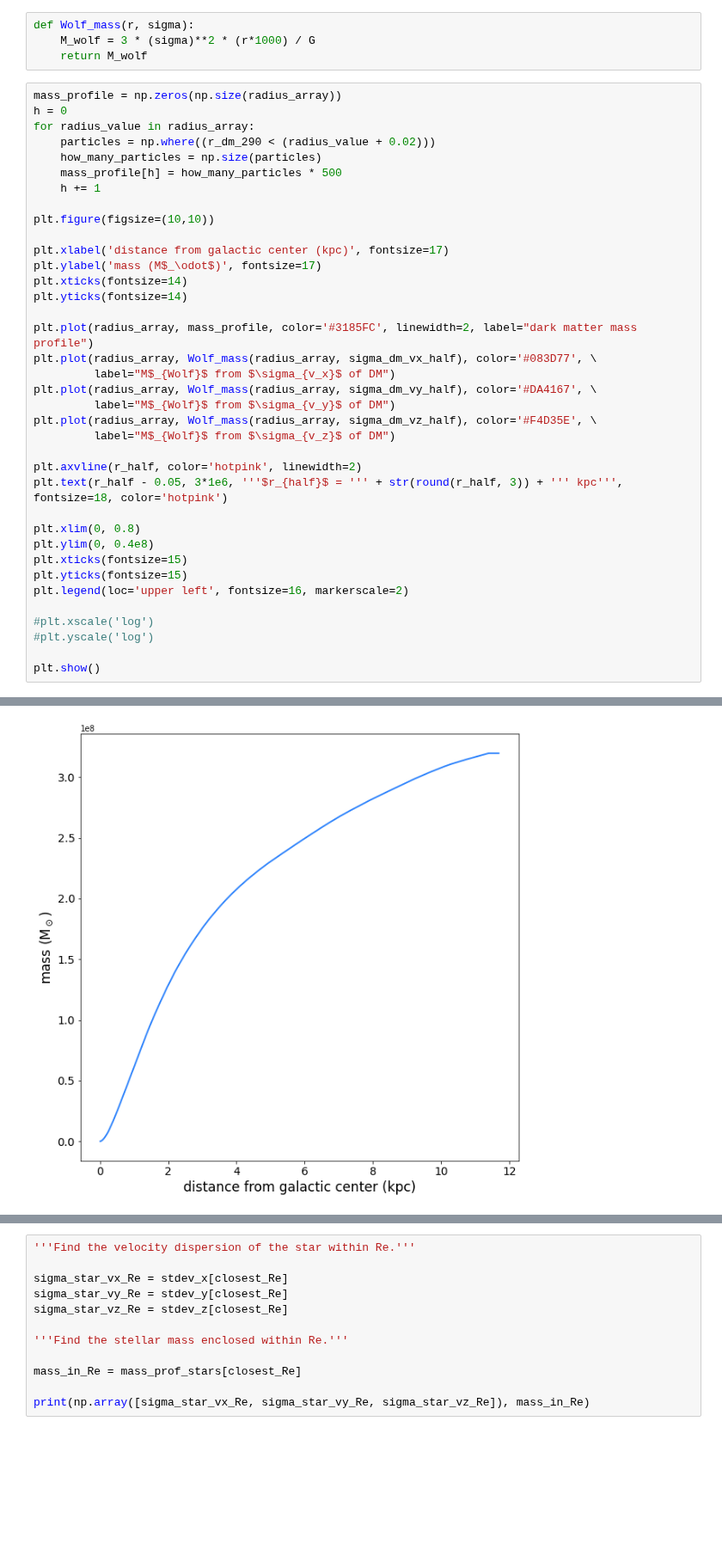
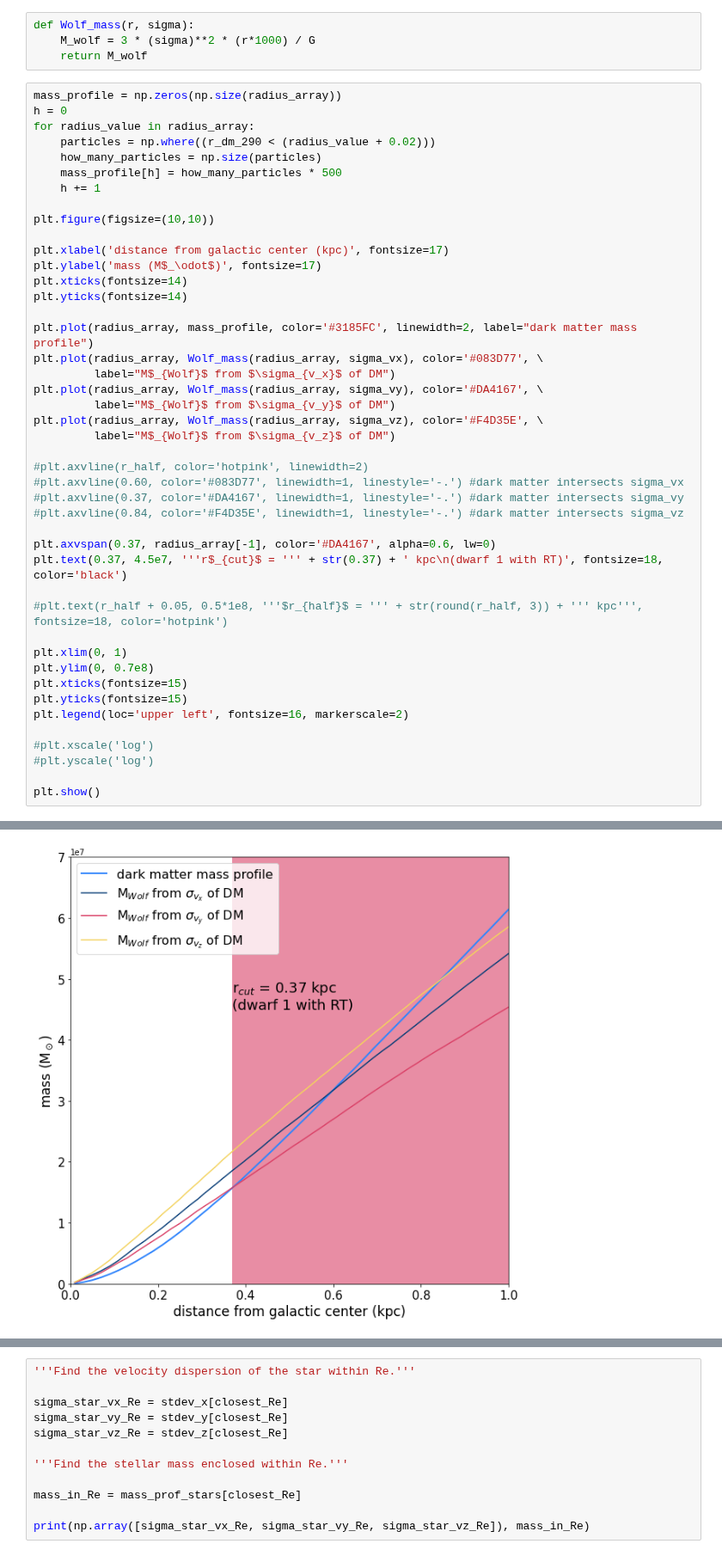
Before and after one commit to nguyenbinh1612/Binh_UFD, a Jupyter notebook: velocity/velocity_d1_RT.ipynb, the cells around one changed output, grey strips where cells are left out. Shown at 86% size. Saved outputs shown, nothing was run; the diff lists cells and outputs as text; blank space fills up the shorter version.

```diff
--- a/velocity/velocity_d1_RT.ipynb
+++ b/velocity/velocity_d1_RT.ipynb
@@ -444,18 +448,25 @@ plt.xticks(fontsize=14)
 plt.yticks(fontsize=14)
 
 plt.plot(radius_array, mass_profile, color='#3185FC', linewidth=2, label="dark matter mass profile")
-plt.plot(radius_array, Wolf_mass(radius_array, sigma_dm_vx_half), color='#083D77', \
+plt.plot(radius_array, Wolf_mass(radius_array, sigma_vx), color='#083D77', \
          label="M$_{Wolf}$ from $\sigma_{v_x}$ of DM")
-plt.plot(radius_array, Wolf_mass(radius_array, sigma_dm_vy_half), color='#DA4167', \
+plt.plot(radius_array, Wolf_mass(radius_array, sigma_vy), color='#DA4167', \
          label="M$_{Wolf}$ from $\sigma_{v_y}$ of DM")
-plt.plot(radius_array, Wolf_mass(radius_array, sigma_dm_vz_half), color='#F4D35E', \
+plt.plot(radius_array, Wolf_mass(radius_array, sigma_vz), color='#F4D35E', \
          label="M$_{Wolf}$ from $\sigma_{v_z}$ of DM")
 
-plt.axvline(r_half, color='hotpink', linewidth=2)
-plt.text(r_half - 0.05, 3*1e6, '''$r_{half}$ = ''' + str(round(r_half, 3)) + ''' kpc''', fontsize=18, color='hotpink')
+#plt.axvline(r_half, color='hotpink', linewidth=2)
+#plt.axvline(0.60, color='#083D77', linewidth=1, linestyle='-.') #dark matter intersects sigma_vx
+#plt.axvline(0.37, color='#DA4167', linewidth=1, linestyle='-.') #dark matter intersects sigma_vy
+#plt.axvline(0.84, color='#F4D35E', linewidth=1, linestyle='-.') #dark matter intersects sigma_vz
 
-plt.xlim(0, 0.8)
-plt.ylim(0, 0.4e8)
+plt.axvspan(0.37, radius_array[-1], color='#DA4167', alpha=0.6, lw=0)
+plt.text(0.37, 4.5e7, '''r$_{cut}$ = ''' + str(0.37) + ' kpc\n(dwarf 1 with RT)', fontsize=18, color='black')
+
+#plt.text(r_half + 0.05, 0.5*1e8, '''$r_{half}$ = ''' + str(round(r_half, 3)) + ''' kpc''', fontsize=18, color='hotpink')
+
+plt.xlim(0, 1)
+plt.ylim(0, 0.7e8)
 plt.xticks(fontsize=15)
 plt.yticks(fontsize=15)
 plt.legend(loc='upper left', fontsize=16, markerscale=2)
@@ -469,4 +479,4 @@ NameError: name 'sigma_dm_vx_half' is not defined
-[figure, old version]
+[figure, new version]
 # %%
 plt.figure(figsize=(10,10))
 
```
Also changed, not shown: parts of 4 cells of this notebook, 6 other files.
